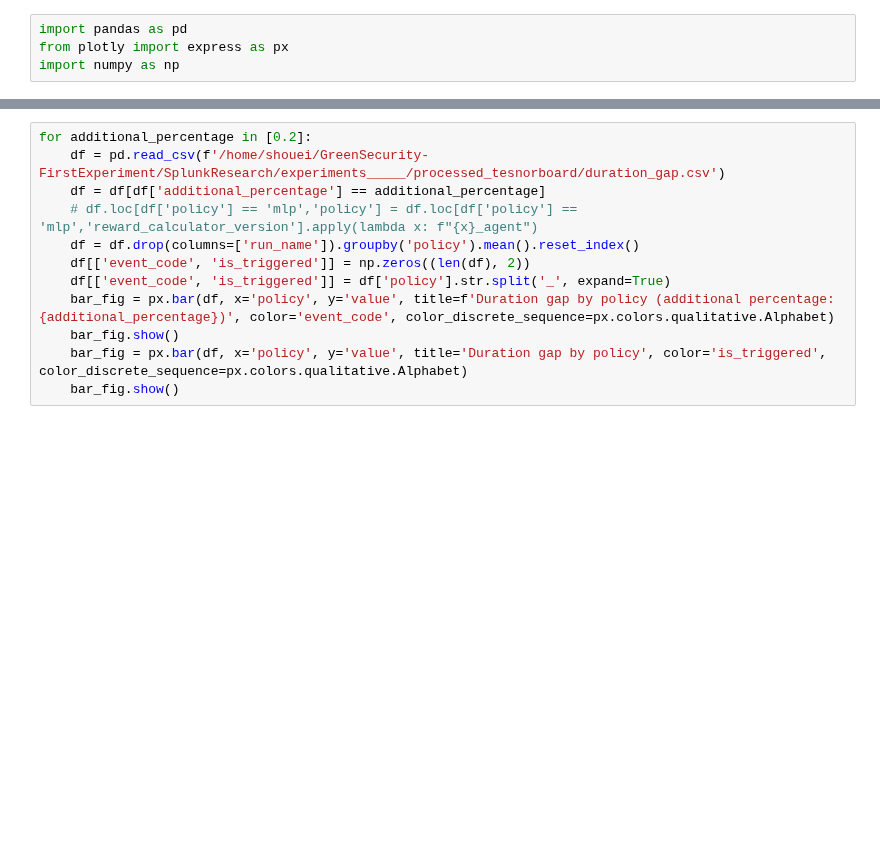
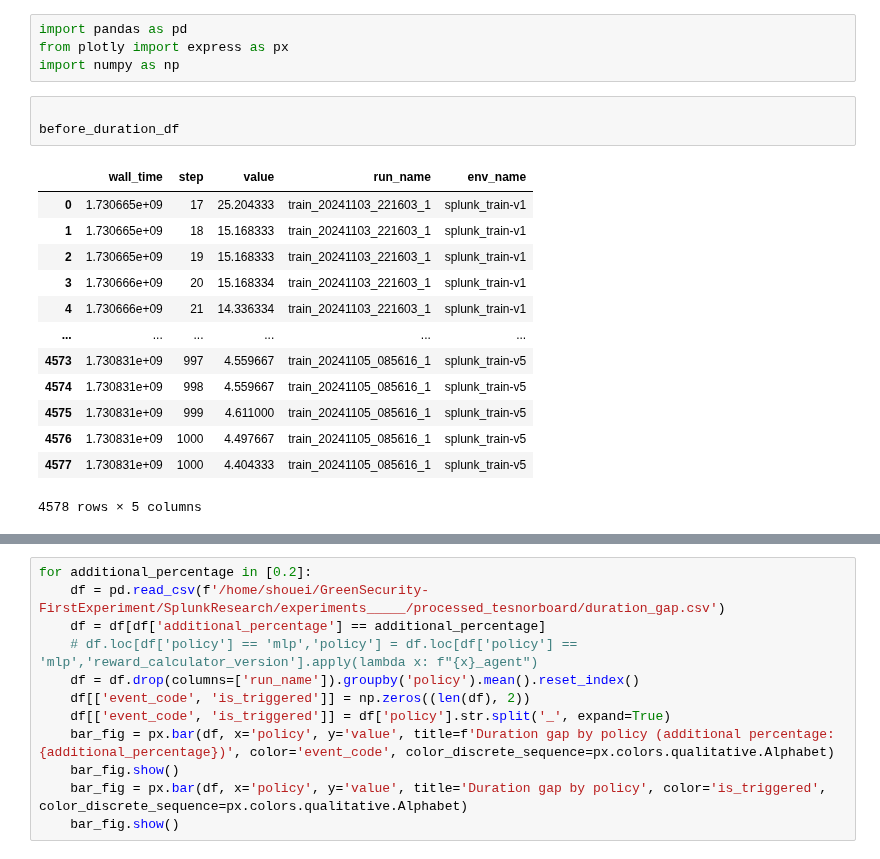
Before and after one commit to sapirani/GreenSecurityMeasurementAndOptimizationFramework, a Jupyter notebook: SplunkResearch/src/result_analysis.ipynb, the cells around one changed output, grey strips where cells are left out. Saved outputs shown, nothing was run; the diff lists cells and outputs as text; blank space fills up the shorter version.

```diff
--- a/SplunkResearch/src/result_analysis.ipynb
+++ b/SplunkResearch/src/result_analysis.ipynb
@@ -2,3 +2,20 @@
 import pandas as pd
 from plotly import express as px
 import numpy as np
+# %%
+
+before_duration_df
+# %% [output]
+|  | wall_time | step | value | run_name | env_name |
+| 0 | 1.730665e+09 | 17 | 25.204333 | train_20241103_221603_1 | splunk_train-v1 |
+| 1 | 1.730665e+09 | 18 | 15.168333 | train_20241103_221603_1 | splunk_train-v1 |
+| 2 | 1.730665e+09 | 19 | 15.168333 | train_20241103_221603_1 | splunk_train-v1 |
+| 3 | 1.730666e+09 | 20 | 15.168334 | train_20241103_221603_1 | splunk_train-v1 |
+| 4 | 1.730666e+09 | 21 | 14.336334 | train_20241103_221603_1 | splunk_train-v1 |
+| ... | ... | ... | ... | ... | ... |
+| 4573 | 1.730831e+09 | 997 | 4.559667 | train_20241105_085616_1 | splunk_train-v5 |
+| 4574 | 1.730831e+09 | 998 | 4.559667 | train_20241105_085616_1 | splunk_train-v5 |
+| 4575 | 1.730831e+09 | 999 | 4.611000 | train_20241105_085616_1 | splunk_train-v5 |
+| 4576 | 1.730831e+09 | 1000 | 4.497667 | train_20241105_085616_1 | splunk_train-v5 |
+| 4577 | 1.730831e+09 | 1000 | 4.404333 | train_20241105_085616_1 | splunk_train-v5 |
+4578 rows × 5 columns
```
Also changed, not shown: parts of 4 cells of this notebook, 13 other files.
